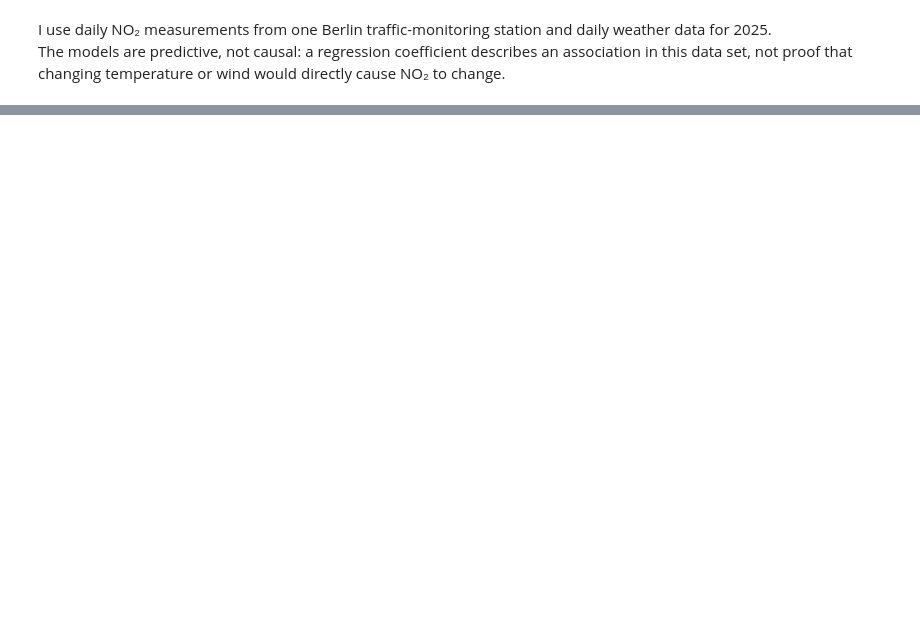
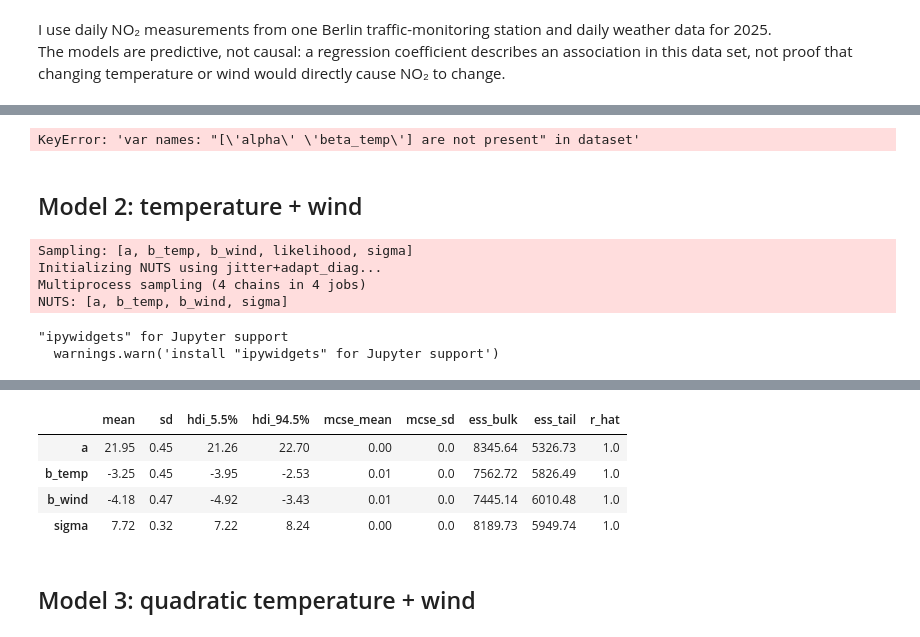
Before and after one commit to karlaguio/berlin-air-pollution-regression, a Jupyter notebook: berlin_air_pollution_analysis.ipynb, the cells around one changed output, grey strips where cells are left out. Drawn from its saved outputs; the diff is of its cells as text; code cells hidden in the pictures; blank space fills up the shorter version.

```diff
--- a/berlin_air_pollution_analysis.ipynb
+++ b/berlin_air_pollution_analysis.ipynb
@@ -59,8 +85,9 @@ weather.head()
 # %%
-# Pollution CSV: semicolon-separated, with 5 metadata/header rows above the daily data
-# The filename says 2026, but the observations inside are for 2025.
+#now loading the pollution data csv
+#semicolon-separated, with 5 metadata/header rows above the daily data
+#also my bad because the filename says 2026, but the observations inside that I selected to download are for 2025.
 pollution = pd.read_csv(
-    "NO2_pollution_2025.csv",
+    "NO2_pollution_2026.csv",
     sep=";",
     skiprows=5,
     header=None,
@@ -68,4 +95,4 @@ pollution = pd.read_csv(
 )
 
 pollution["date"] = pd.to_datetime(pollution["date"], format="%d.%m.%Y")
-pollution.head()
+print(pollution.head())
@@ -629,0 +297,9 @@ I used Gemini to brainstorm possible Berlin data sets at the beginning of the pr
+# %%
+#check model 1 sampling:
+az.summary(
+    idata_1,
+    var_names=["alpha", "beta_temp", "sigma"],
+    round_to=2
+)
+# %% [output]
+KeyError: 'var names: "[\'alpha\' \'beta_temp\'] are not present" in dataset'
@@ -629,0 +313,37 @@ I used Gemini to brainstorm possible Berlin data sets at the beginning of the pr
+# %% [markdown]
+## Model 2: temperature + wind
+# %%
+with pm.Model() as model_2:
+    #priors
+    a = pm.Normal("a", mu=train["no2"].mean(), sigma=20)
+    b_temp = pm.Normal("b_temp", mu=0, sigma=10)
+    b_wind = pm.Normal("b_wind", mu=0, sigma=10)
+    sigma = pm.Uniform("sigma", lower=0, upper=50)
+
+    x_temp = pm.Data("x_temp", train["temp_mean_std"].values)
+    x_wind = pm.Data("x_wind", train["wind_max_std"].values)
+    y = pm.Data("y", train["no2"].values)
+
+    mu = pm.Deterministic(
+        "mu",
+        a + b_temp * x_temp + b_wind * x_wind
+    )
+    pm.Normal("likelihood", mu=mu, sigma=sigma, observed=y)
+
+    prior_2 = pm.sample_prior_predictive(samples=500, random_seed=RANDOM_SEED)
+    idata_2 = pm.sample(
+        draws=2000,
+        tune=1000,
+        chains=4,
+        target_accept=0.9,
+        random_seed=42
+    )
+
+az.summary(idata_2, var_names=["a", "b_temp", "b_wind", "sigma"], round_to=2)
+# %% [output]
+Sampling: [a, b_temp, b_wind, likelihood, sigma]
+Initializing NUTS using jitter+adapt_diag...
+Multiprocess sampling (4 chains in 4 jobs)
+NUTS: [a, b_temp, b_wind, sigma]
+"ipywidgets" for Jupyter support
+  warnings.warn('install "ipywidgets" for Jupyter support')
@@ -629,0 +352,5 @@ I used Gemini to brainstorm possible Berlin data sets at the beginning of the pr
+|  | mean | sd | hdi_5.5% | hdi_94.5% | mcse_mean | mcse_sd | ess_bulk | ess_tail | r_hat |
+| a | 21.95 | 0.45 | 21.26 | 22.70 | 0.00 | 0.0 | 8345.64 | 5326.73 | 1.0 |
+| b_temp | -3.25 | 0.45 | -3.95 | -2.53 | 0.01 | 0.0 | 7562.72 | 5826.49 | 1.0 |
+| b_wind | -4.18 | 0.47 | -4.92 | -3.43 | 0.01 | 0.0 | 7445.14 | 6010.48 | 1.0 |
+| sigma | 7.72 | 0.32 | 7.22 | 8.24 | 0.00 | 0.0 | 8189.73 | 5949.74 | 1.0 |
@@ -629,0 +368,2 @@ I used Gemini to brainstorm possible Berlin data sets at the beginning of the pr
+# %% [markdown]
+## Model 3: quadratic temperature + wind
```
Also changed, not shown: parts of 108 cells of this notebook.
